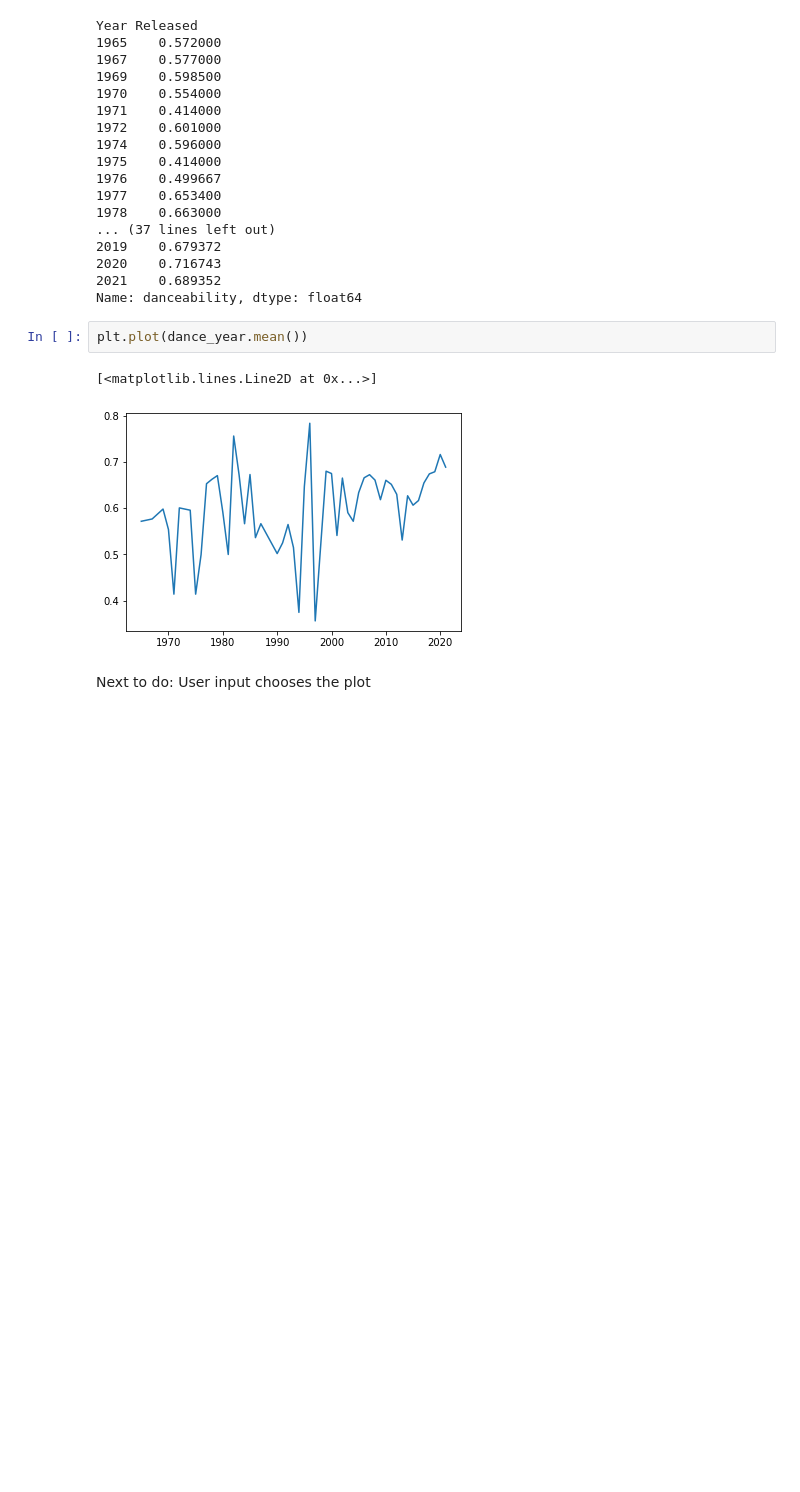
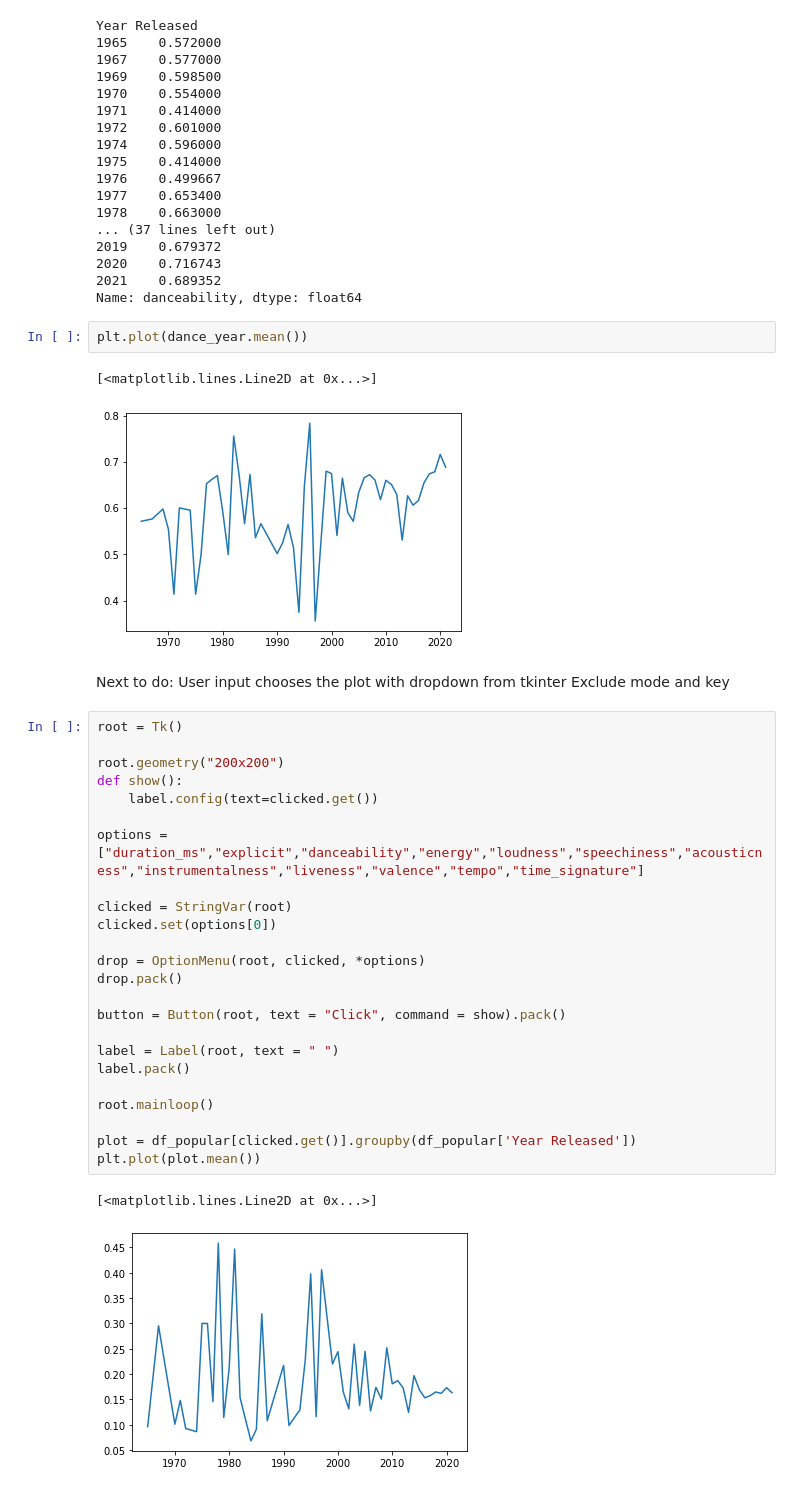
Before and after one commit to DavisAsano/Asano_MusicDataExploration, a Jupyter notebook: Untitled-2.ipynb, the cells around one changed output. Saved outputs shown, nothing was run; the diff lists cells and outputs as text; blank space fills up the shorter version.

Commit message:
Drop down user input - graph creation
tkinter and .get allow user to pick from drop down and create graph on exit

```diff
--- a/Untitled-2.ipynb
+++ b/Untitled-2.ipynb
@@ -145,4 +146,32 @@ plt.plot(dance_year.mean())
 [<matplotlib.lines.Line2D at 0x...>]
 [figure]
 # %% [markdown]
-Next to do: User input chooses the plot
+Next to do: User input chooses the plot with dropdown from tkinter
+            Exclude mode and key
+# %%
+root = Tk()
+
+root.geometry("200x200")
+def show():
+    label.config(text=clicked.get())
+
+options = ["duration_ms","explicit","danceability","energy","loudness","speechiness","acousticness","instrumentalness","liveness","valence","tempo","time_signature"]
+
+clicked = StringVar(root)
+clicked.set(options[0])
+
+drop = OptionMenu(root, clicked, *options)
+drop.pack()
+
+button = Button(root, text = "Click", command = show).pack()
+
+label = Label(root, text = " ")
+label.pack()
+
+root.mainloop()
+
+plot = df_popular[clicked.get()].groupby(df_popular['Year Released'])
+plt.plot(plot.mean())
+# %% [output]
+[<matplotlib.lines.Line2D at 0x...>]
+[figure, added]
```
Also changed, not shown: parts of 2 cells of this notebook.
